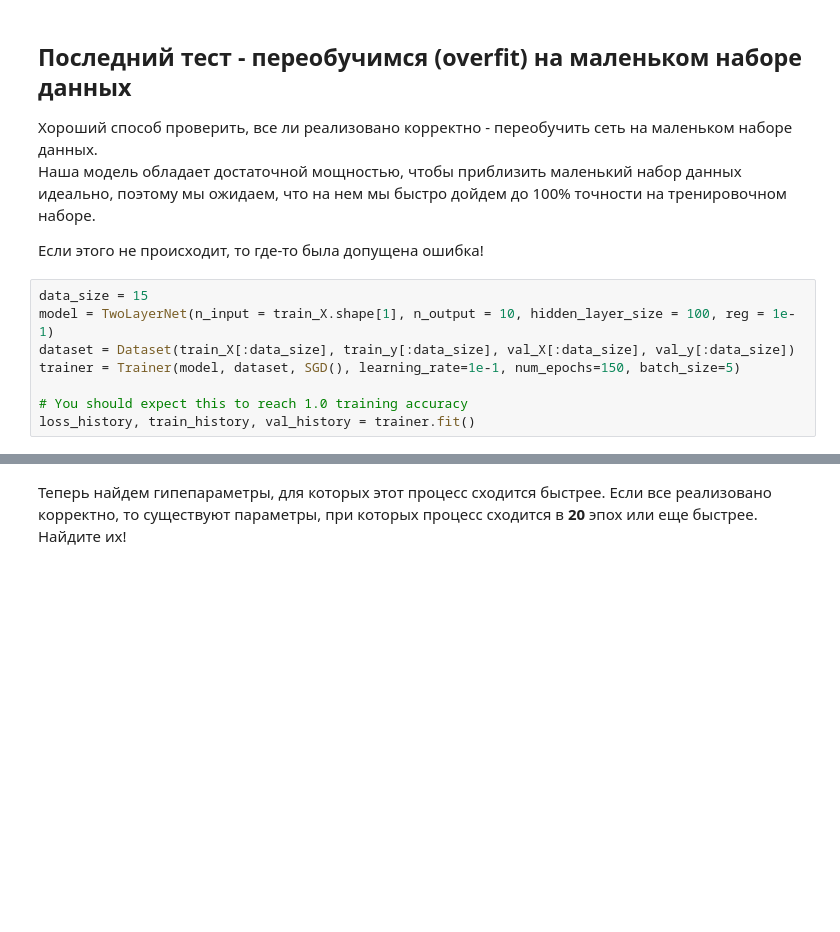
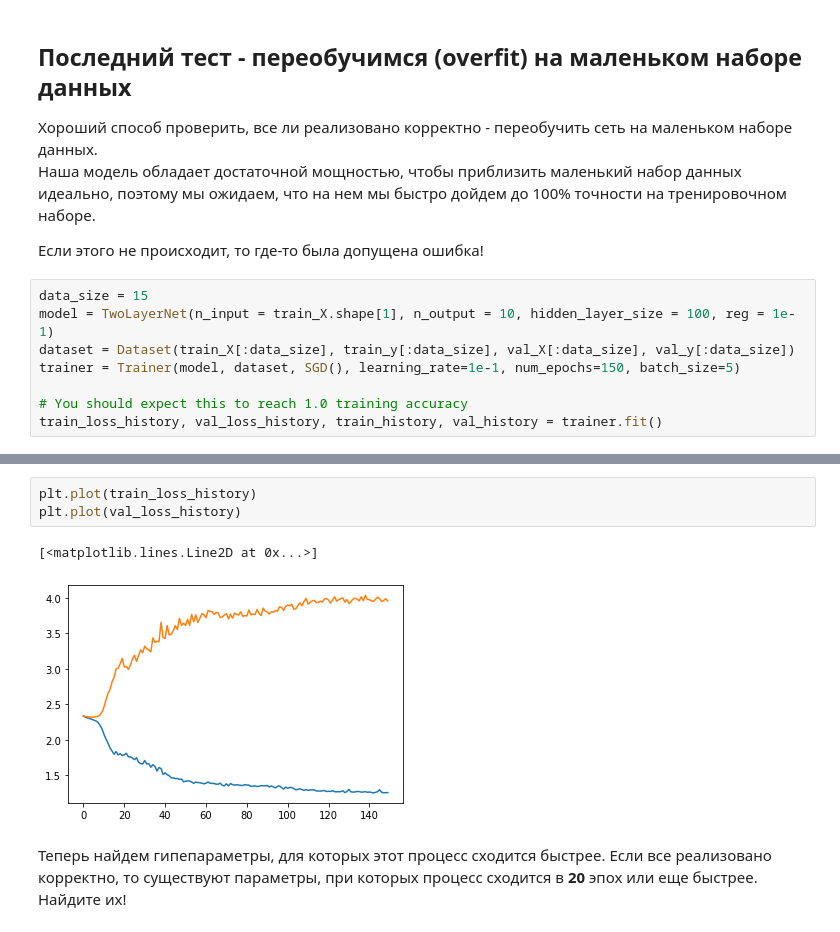
Before and after one commit to savchenkoyana/dlcourse_ai, a Jupyter notebook: assignments/assignment2/Neural Network.ipynb, the cells around one changed output, grey strips where cells are left out. Saved outputs shown, nothing was run; the diff lists cells and outputs as text; blank space fills up the shorter version.

```diff
--- a/assignments/assignment2/Neural Network.ipynb
+++ b/assignments/assignment2/Neural Network.ipynb
@@ -275,5 +284,5 @@ dataset = Dataset(train_X[:data_size], train_y[:data_size], val_X[:data_size], v
 trainer = Trainer(model, dataset, SGD(), learning_rate=1e-1, num_epochs=150, batch_size=5)
 
 # You should expect this to reach 1.0 training accuracy
-loss_history, train_history, val_history = trainer.fit()
+train_loss_history, val_loss_history, train_history, val_history = trainer.fit()
 # %% [output]
@@ -297,3 +306,9 @@ Loss: 1.261365, Train accuracy: 1.000000, val accuracy: 0.000000
+# %%
+plt.plot(train_loss_history)
+plt.plot(val_loss_history)
+# %% [output]
+[<matplotlib.lines.Line2D at 0x...>]
+[figure, added]
 # %% [markdown]
 Теперь найдем гипепараметры, для которых этот процесс сходится быстрее.
 Если все реализовано корректно, то существуют параметры, при которых процесс сходится в **20** эпох или еще быстрее.
```
Also changed, not shown: parts of 15 cells of this notebook, 2 other files.
